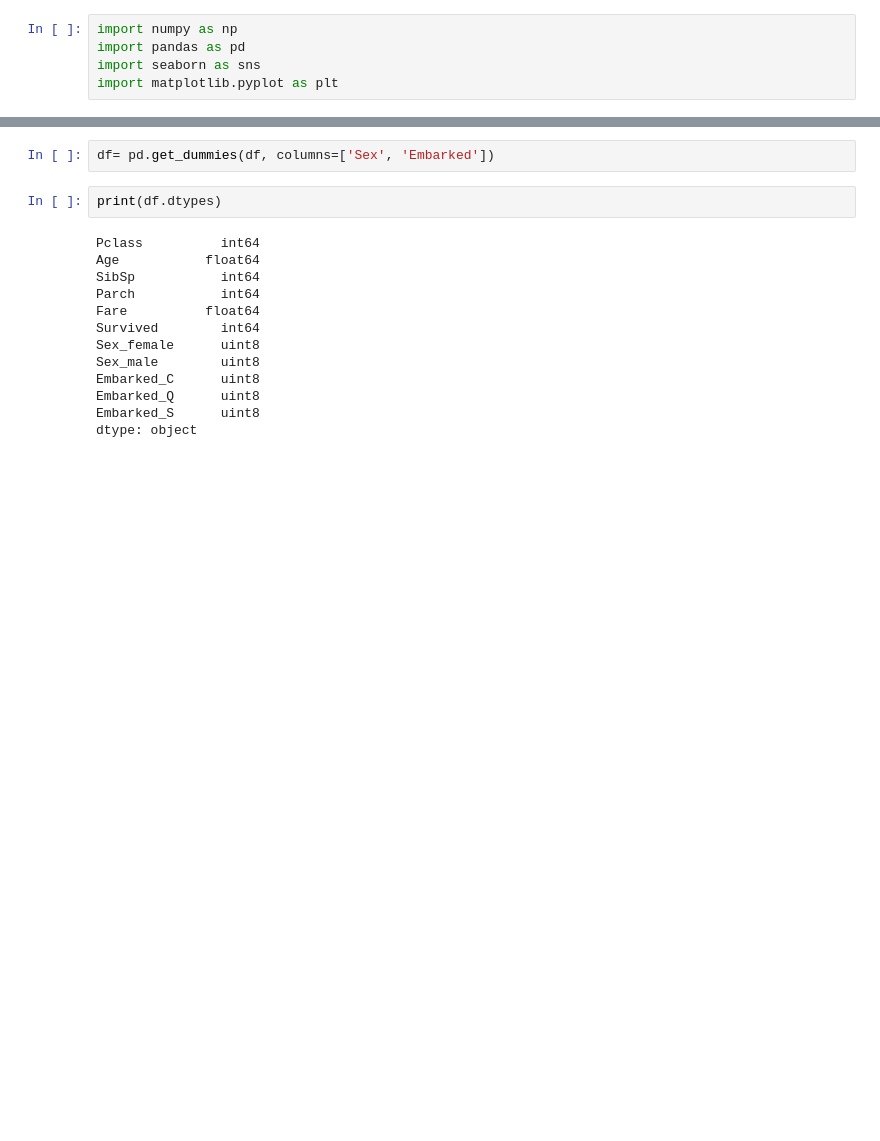
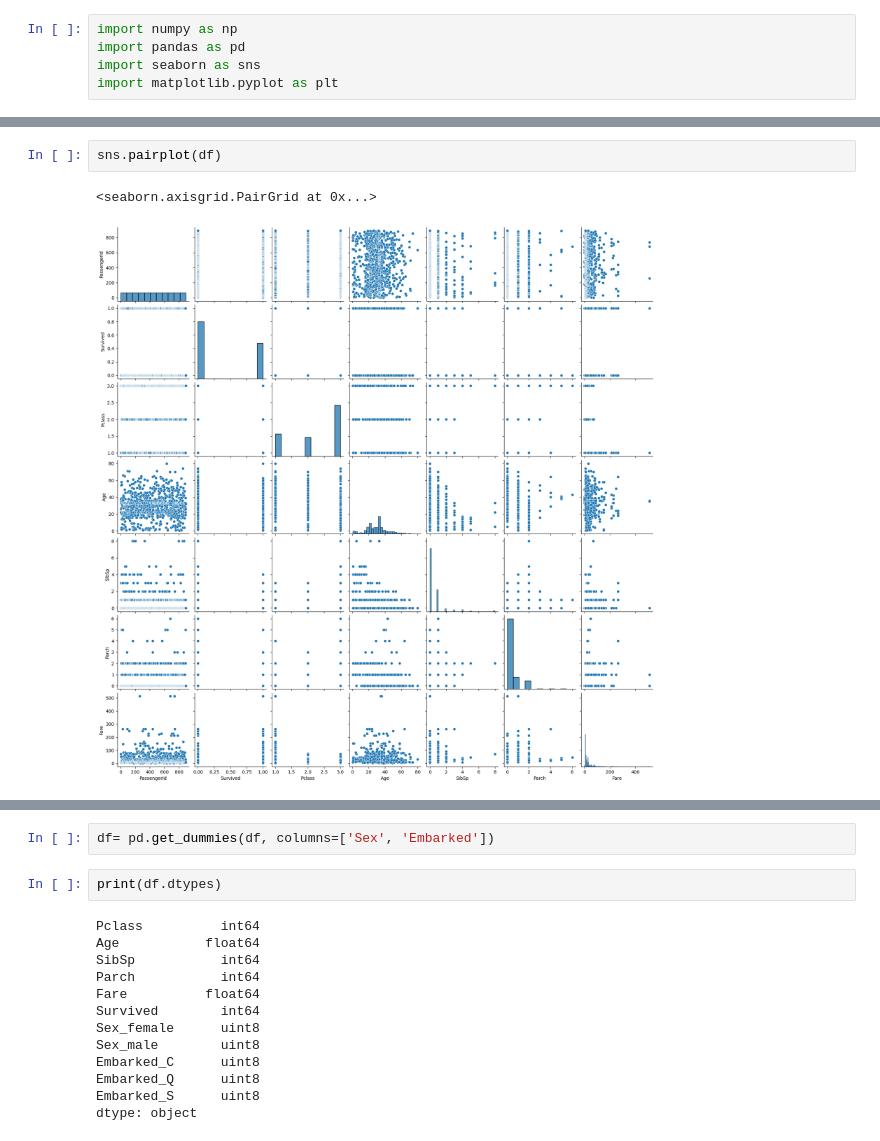
Before and after one commit to TejaJami/Portfolio, a Jupyter notebook: Titanic.ipynb, the cells around one changed output, grey strips where cells are left out. Drawn from its saved outputs; the diff is of its cells as text; blank space fills up the shorter version.

```diff
--- a/Titanic.ipynb
+++ b/Titanic.ipynb
@@ -42,0 +120,5 @@ df['Age'] = np.log(df['Age'])
+# %%
+sns.pairplot(df)
+# %% [output]
+<seaborn.axisgrid.PairGrid at 0x...>
+[figure, added]
```
Also changed, not shown: parts of 34 cells of this notebook.
